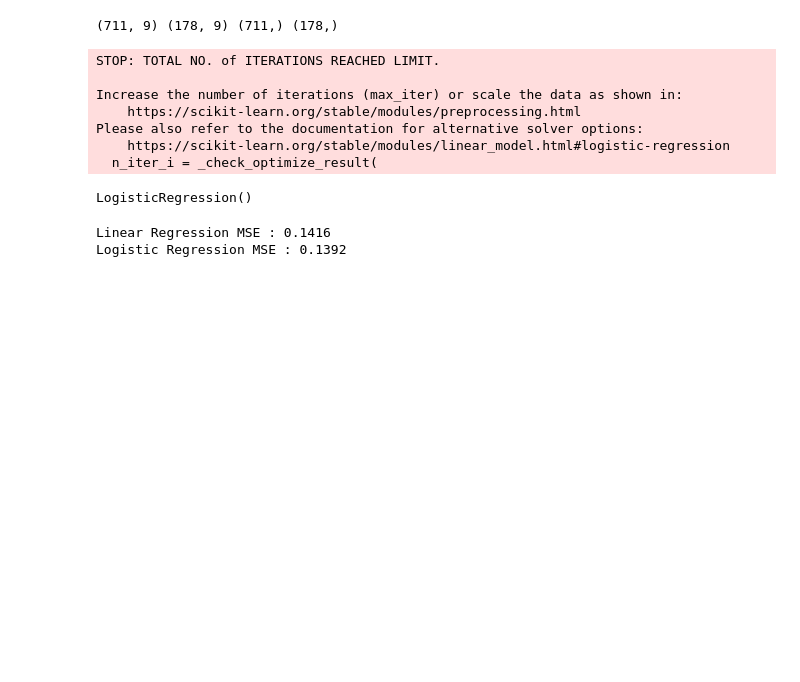
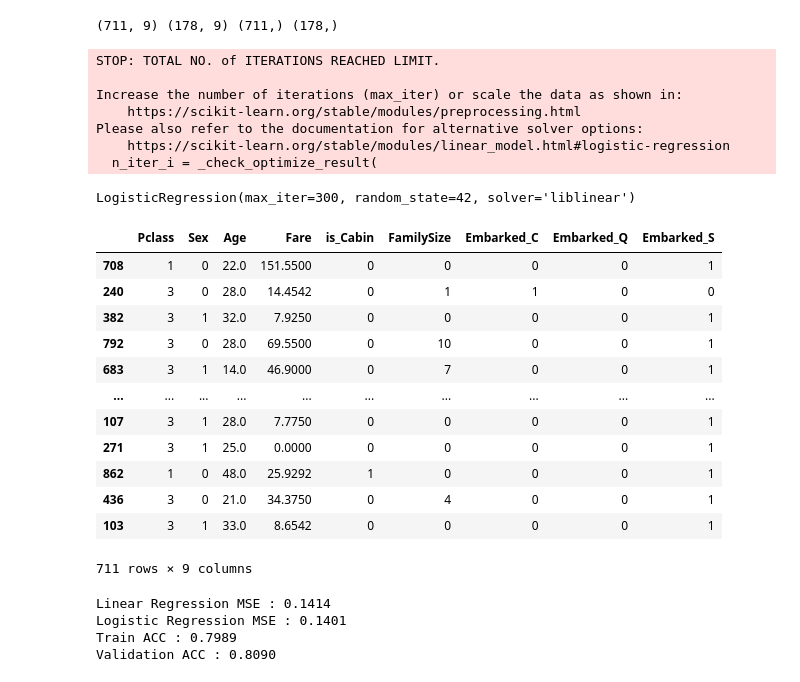
Before and after one commit to eunzzae/Off_Study_ML, a Jupyter notebook: 230926_ML_타이타닉__생존자예측.ipynb, the cells around one changed output. Drawn from its saved outputs; the diff is of its cells as text; code cells hidden in the pictures; blank space fills up the shorter version.

```diff
--- a/230926_ML_타이타닉__생존자예측.ipynb
+++ b/230926_ML_타이타닉__생존자예측.ipynb
@@ -65,4 +65,6 @@ train.head()
 | 4 | 5 | 0 | 3 | Allen, Mr. William Henry | male | 35.0 | 0 | 0 | 373450 | 8.0500 | ... |
 # %%
 # 4. drop columns
-train = train.drop(columns=['PassengerId', 'Name', 'SibSp', 'Parch', 'Cabin', 'Ticket'])
+drop_cols = ['PassengerId', 'Name', 'SibSp', 'Parch', 'Cabin', 'Ticket']
+train = train.drop(columns=drop_cols)
+train
@@ -142,10 +163,13 @@ print(X_train.shape, X_val.shape, y_train.shape, y_val.shape)
 from sklearn.linear_model import LinearRegression, LogisticRegression
 
 reg = LinearRegression()
-reg.fit(X, y)
+reg.fit(X_train, y_train)
 
 lreg = LogisticRegression()
-lreg.fit(X, y)
+lreg.fit(X_train, y_train)
+
+lreg = LogisticRegression(random_state=42, solver='liblinear', max_iter=300)
+lreg.fit(X_train, y_train)
 # %% [output]
 STOP: TOTAL NO. of ITERATIONS REACHED LIMIT.
 
@@ -154,13 +178,39 @@ Increase the number of iterations (max_iter) or scale the data as shown in:
 Please also refer to the documentation for alternative solver options:
     https://scikit-learn.org/stable/modules/linear_model.html#logistic-regression
   n_iter_i = _check_optimize_result(
-LogisticRegression()
+LogisticRegression(max_iter=300, random_state=42, solver='liblinear')
+# %%
+reg.coef_ # w1, w2, w3, ..., w9
+# reg.intercept_ # b
+X_train
+# %% [output]
+|  | Pclass | Sex | Age | Fare | is_Cabin | FamilySize | Embarked_C | Embarked_Q | Embarked_S |
+| 708 | 1 | 0 | 22.0 | 151.5500 | 0 | 0 | 0 | 0 | 1 |
+| 240 | 3 | 0 | 28.0 | 14.4542 | 0 | 1 | 1 | 0 | 0 |
+| 382 | 3 | 1 | 32.0 | 7.9250 | 0 | 0 | 0 | 0 | 1 |
+| 792 | 3 | 0 | 28.0 | 69.5500 | 0 | 10 | 0 | 0 | 1 |
+| 683 | 3 | 1 | 14.0 | 46.9000 | 0 | 7 | 0 | 0 | 1 |
+| ... | ... | ... | ... | ... | ... | ... | ... | ... | ... |
+| 107 | 3 | 1 | 28.0 | 7.7750 | 0 | 0 | 0 | 0 | 1 |
+| 271 | 3 | 1 | 25.0 | 0.0000 | 0 | 0 | 0 | 0 | 1 |
+| 862 | 1 | 0 | 48.0 | 25.9292 | 1 | 0 | 0 | 0 | 1 |
+| 436 | 3 | 0 | 21.0 | 34.3750 | 0 | 4 | 0 | 0 | 1 |
+| 103 | 3 | 1 | 33.0 | 8.6542 | 0 | 0 | 0 | 0 | 1 |
+711 rows × 9 columns
 # %%
+
 # 회귀 성능 비교
 from sklearn.metrics import mean_squared_error # MSE
+from sklearn.metrics import accuracy_score
 
 print("Linear Regression MSE : %.4f" % mean_squared_error(y_train, reg.predict(X_train)))
 print("Logistic Regression MSE : %.4f" % mean_squared_error(y_train, lreg.predict_proba(X_train)[:, 1]))
+
+# 분류 모델 성능 (원래 했어야하는거)
+print("Train ACC : %.4f" % accuracy_score(y_train, lreg.predict(X_train)))
+print("Validation ACC : %.4f" % accuracy_score(y_val, lreg.predict(X_val)))
 # %% [output]
-Linear Regression MSE : 0.1416
-Logistic Regression MSE : 0.1392
+Linear Regression MSE : 0.1414
+Logistic Regression MSE : 0.1401
+Train ACC : 0.7989
+Validation ACC : 0.8090
```
Also changed, not shown: parts of 5 cells of this notebook.
